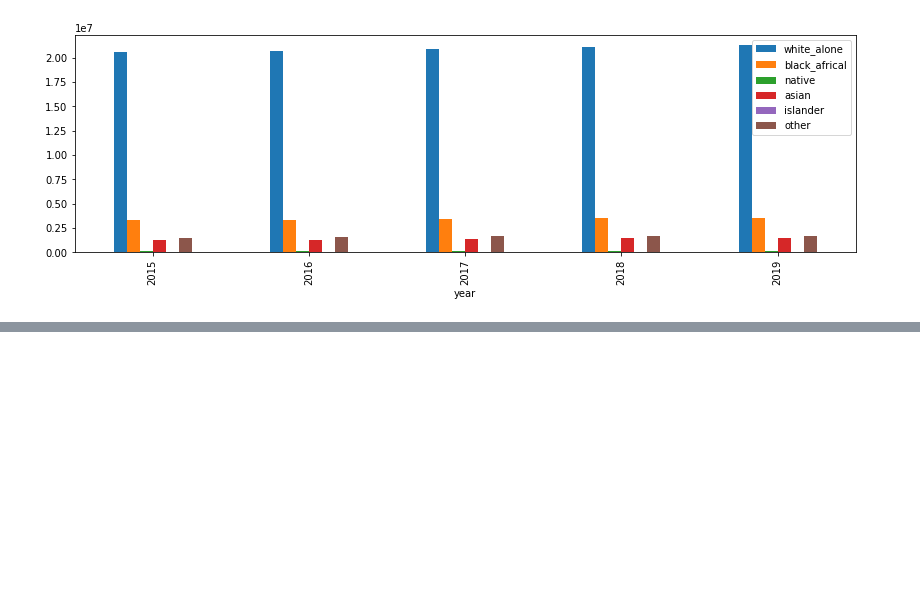
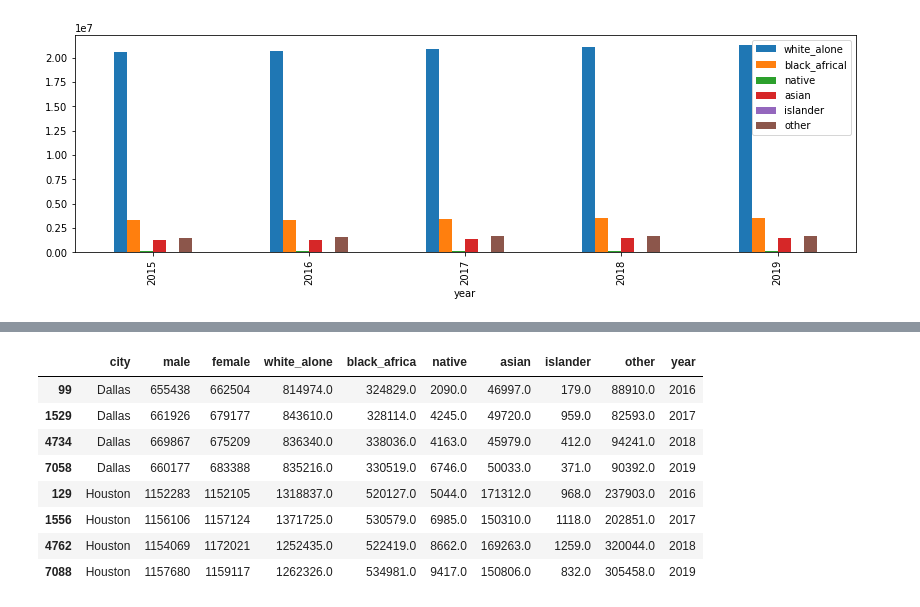
Before and after one commit to sundarp17/Housing, a Jupyter notebook: Housing.ipynb, the cells around one changed output, grey strips where cells are left out. Drawn from its saved outputs; the diff is of its cells as text; code cells hidden in the pictures; blank space fills up the shorter version.

```diff
--- a/Housing.ipynb
+++ b/Housing.ipynb
@@ -198,0 +249,3 @@ plt.show()
+# %%
+dallas_census = dallas_census.assign(city=['Dallas','Dallas','Dallas','Dallas'])
+dallas_census
@@ -198,0 +258,3 @@ plt.show()
+# %%
+dallas_population = dallas_census[['city','male','female','white_alone','black_africa','native','asian','islander','other','year']]
+dallas_population
@@ -198,0 +267,4 @@ plt.show()
+# %%
+houston_census = city_census[city_census['city_id']==1319]
+houston_census = houston_census.assign(city=['Houston','Houston','Houston','Houston'])
+houston_census
@@ -198,0 +277,3 @@ plt.show()
+# %%
+houston_population = houston_census[['city','male','female','white_alone','black_africa','native','asian','islander','other','year']]
+houston_population
@@ -198,0 +286,14 @@ plt.show()
+# %%
+frames=[dallas_population,houston_population]
+population = pd.concat(frames)
+population
+# %% [output]
+|  | city | male | female | white_alone | black_africa | native | asian | islander | other | year |
+| 99 | Dallas | 655438 | 662504 | 814974.0 | 324829.0 | 2090.0 | 46997.0 | 179.0 | 88910.0 | 2016 |
+| 1529 | Dallas | 661926 | 679177 | 843610.0 | 328114.0 | 4245.0 | 49720.0 | 959.0 | 82593.0 | 2017 |
+| 4734 | Dallas | 669867 | 675209 | 836340.0 | 338036.0 | 4163.0 | 45979.0 | 412.0 | 94241.0 | 2018 |
+| 7058 | Dallas | 660177 | 683388 | 835216.0 | 330519.0 | 6746.0 | 50033.0 | 371.0 | 90392.0 | 2019 |
+| 129 | Houston | 1152283 | 1152105 | 1318837.0 | 520127.0 | 5044.0 | 171312.0 | 968.0 | 237903.0 | 2016 |
+| 1556 | Houston | 1156106 | 1157124 | 1371725.0 | 530579.0 | 6985.0 | 150310.0 | 1118.0 | 202851.0 | 2017 |
+| 4762 | Houston | 1154069 | 1172021 | 1252435.0 | 522419.0 | 8662.0 | 169263.0 | 1259.0 | 320044.0 | 2018 |
+| 7088 | Houston | 1157680 | 1159117 | 1262326.0 | 534981.0 | 9417.0 | 150806.0 | 832.0 | 305458.0 | 2019 |
```
Also changed, not shown: parts of 13 cells of this notebook.
